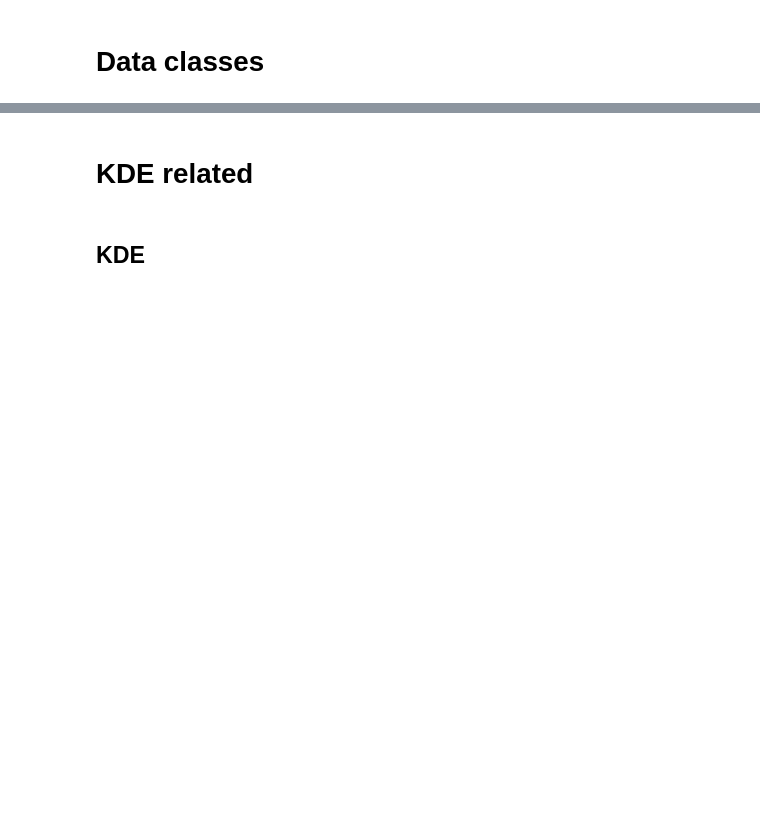
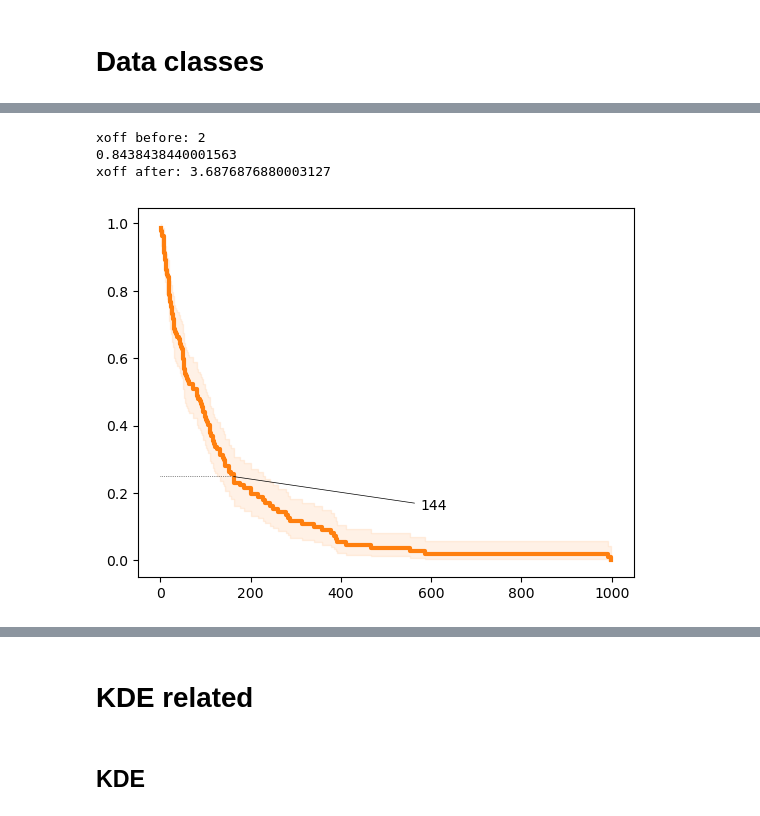
Before and after one commit to fossbert/Python_Packages, a Jupyter notebook: Dev_cbviz.ipynb, the cells around one changed output, grey strips where cells are left out. Saved outputs shown, nothing was run; the diff lists cells and outputs as text; code cells hidden in the pictures; blank space fills up the shorter version.

```diff
--- a/Dev_cbviz.ipynb
+++ b/Dev_cbviz.ipynb
@@ -35,0 +44,5 @@ DataMix(df)
+# %%
+# Two factor case
+X = pd.read_csv("./veteran.csv").iloc[:,[0,1,6,7]]
+X['trt'] = X['trt'].map({1:"control", 2:"test_chemo"})
+X['celltype'] = X['celltype'].map( {1:"squamous", 2:"smallcell", 3:"adeno", 4:"large"})
@@ -35,0 +58,2 @@ DataMix(df)
+# %%
+kme = KME(X, s1_order=["squamous", "adeno", "large", "smallcell"])
@@ -35,0 +72,10 @@ DataMix(df)
+# %%
+fig, ax = plt.subplots()
+
+kme.kmplot(q=0.25, label_offset=(2, 0.1), ax=ax, lw=3)
+# ax.legend(handles=kme.handles, handlelength=1, columnspacing=0.5)
+# %% [output]
+xoff before: 2
+0.8438438440001563
+xoff after: 3.6876876880003127
+[figure, added]
```
Also changed, not shown: parts of 49 cells of this notebook, 5 other files.
